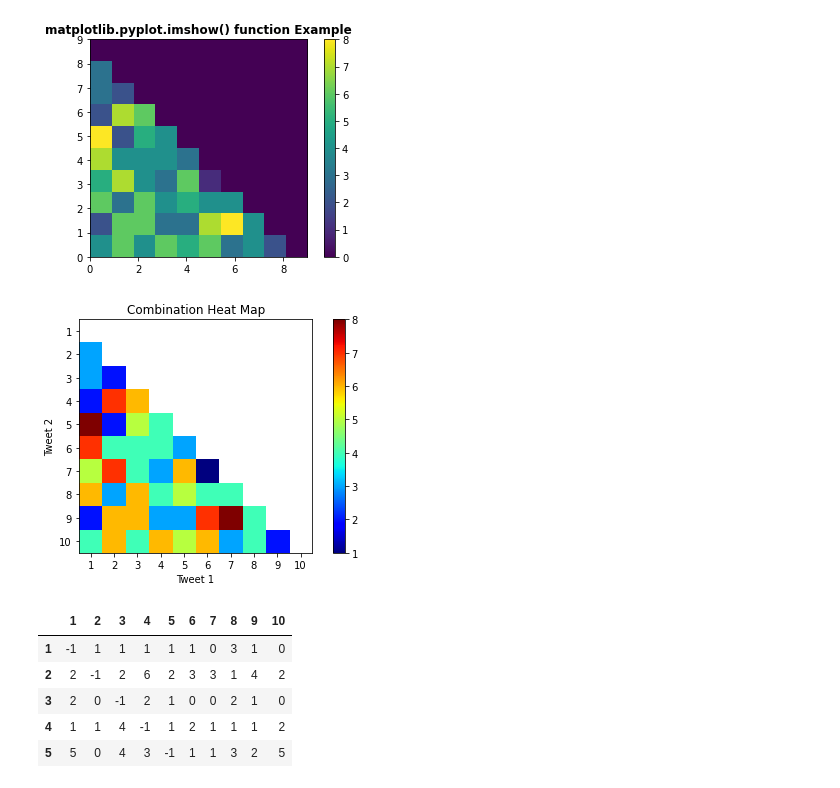
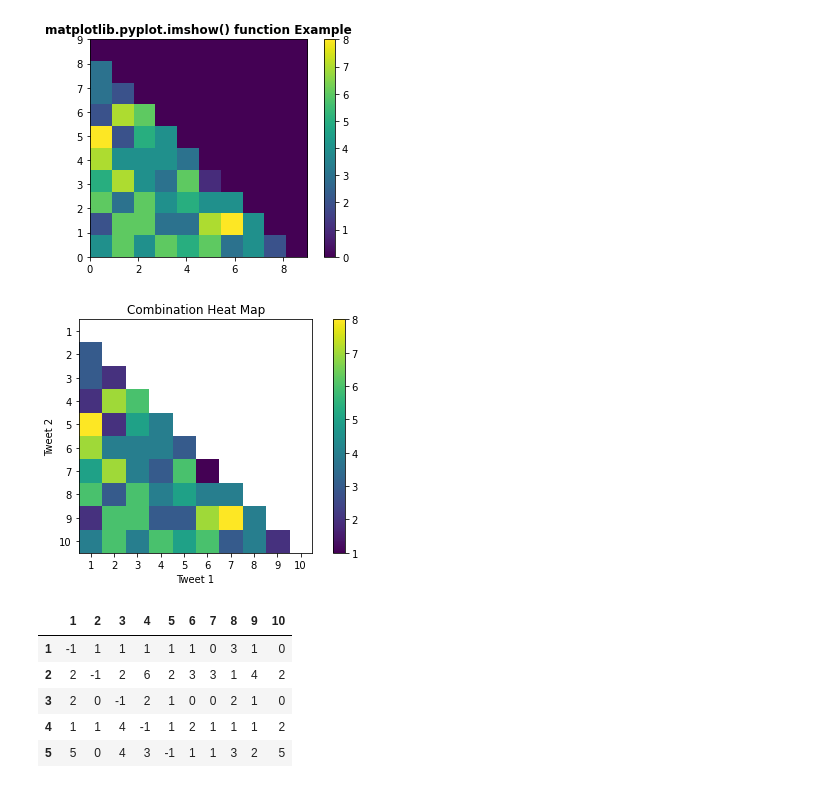
Before and after one commit to codingWithAndy/CDT_MSc_Thesis, a Jupyter notebook: Implementation/Exploration/tweet_feedback.ipynb, the cells around one changed output. Cells and saved outputs as stored; diff of their text form; code cells hidden in the pictures.

```diff
--- a/Implementation/Exploration/tweet_feedback.ipynb
+++ b/Implementation/Exploration/tweet_feedback.ipynb
@@ -634,31 +668,31 @@ AttributeError: module 'matplotlib.pyplot' has no attribute 'set_xticklabels'
 # %%
 tweet_id = ["1", "2", "3", "4",
               "5", "6", "7","8","9","10"]
 
 results = df
 
 results[results==0] = np.nan
 
 fig, ax = plt.subplots()
-cmap = plt.cm.jet
+cmap = plt.cm.viridis
 cmap.set_bad(color='white')
 im = ax.imshow(results, cmap=cmap)
 
 # We want to show all ticks...
 ax.set_xticks(np.arange(len(tweet_id)))
 ax.set_yticks(np.arange(len(tweet_id)))
 # ... and label them with the respective list entries
 ax.set_xticklabels(tweet_id)
 ax.set_yticklabels(tweet_id)
 plt.colorbar(im)
 
 ax.set_title("Combination Heat Map")
 fig.tight_layout()
 plt.xlabel("Tweet 1")
 plt.ylabel("Tweet 2")
 plt.show()
 # %% [output]
-[figure, old version]
+[figure, new version]
 # %%
 win_df = pd.read_csv('Comparison Win Tracker.csv', index_col=0)
 # %%
```
Also changed, not shown: parts of 14 cells of this notebook, 11 other files.
